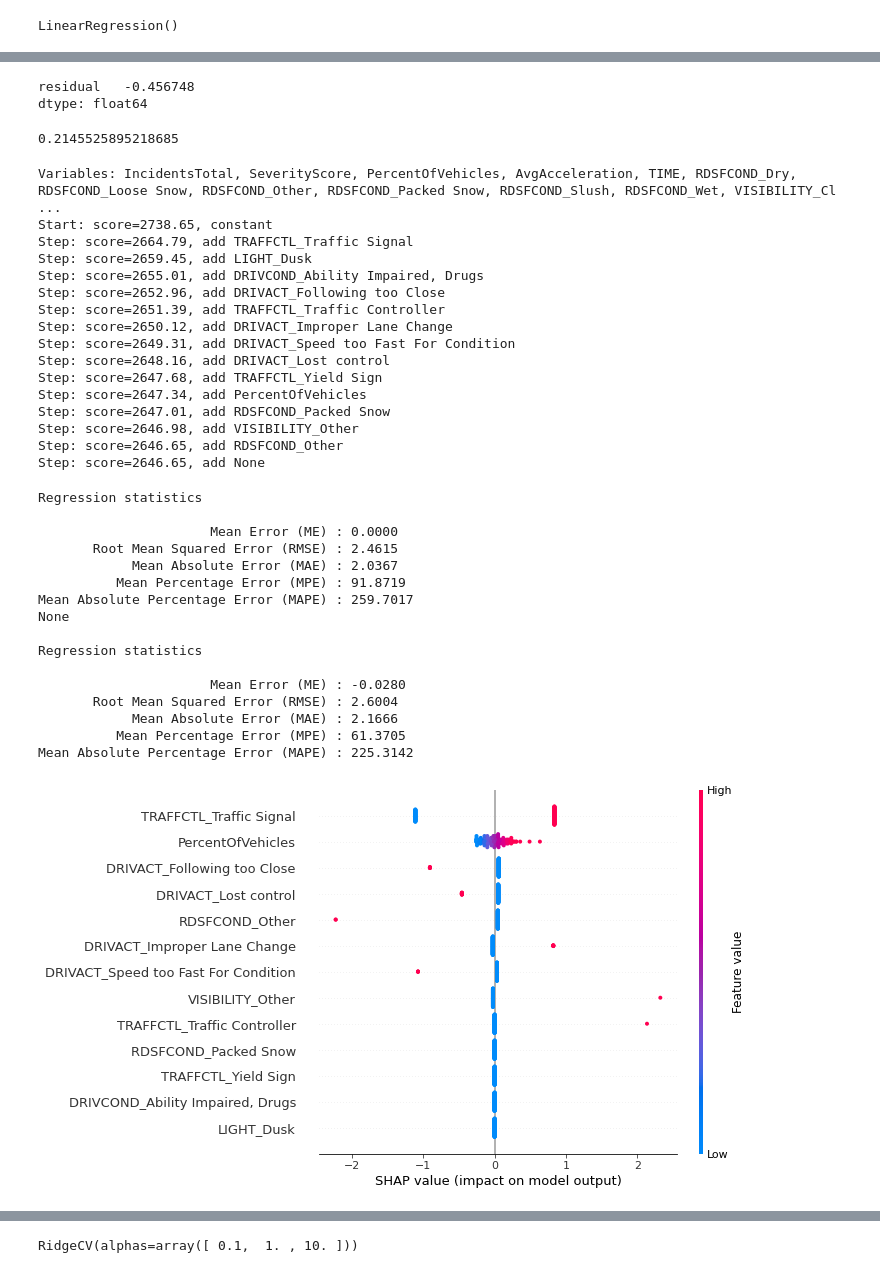
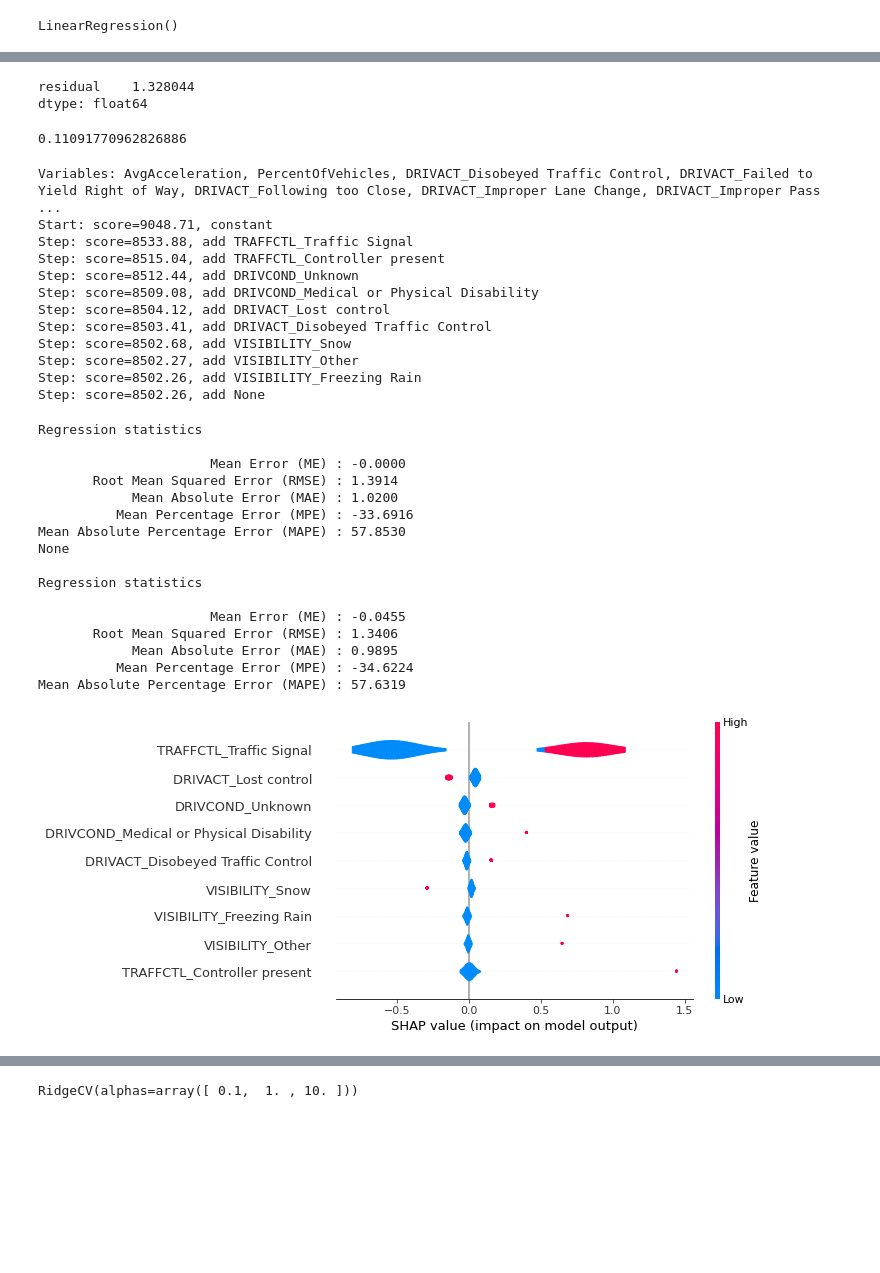
Before and after one commit to Vincent-Kwan/Safe-Roads-Competition, a Jupyter notebook: Linear and Ridge.ipynb, the cells around one changed output, grey strips where cells are left out. Drawn from its saved outputs; the diff is of its cells as text; code cells hidden in the pictures; blank space fills up the shorter version.

```diff
--- a/Linear and Ridge.ipynb
+++ b/Linear and Ridge.ipynb
@@ -37,8 +33,8 @@ ultimate_df['COUNT'].plot(kind = 'hist')
 
 #ultimate_df['COUNT'] = np.log(ultimate_df['COUNT'])
 
-ultimate_df['COUNT'] = quantile_transform(
-    ultimate_df['COUNT'].to_frame(), n_quantiles=500, output_distribution="normal", copy=True
-).squeeze()
+# ultimate_df['COUNT'] = quantile_transform(
+#     ultimate_df['COUNT'].to_frame(), n_quantiles=500, output_distribution="normal", copy=True
+# ).squeeze()
 # %%
 ultimate_df['COUNT'].plot(kind = 'hist')
@@ -76,9 +77,14 @@ ultimate_df['TIME'] = round(ultimate_df['TIME']/100,3)
 # %%
-X = ultimate_df[[col for col in ultimate_df.columns if col not in ('COUNT', 'WARDNUM', 'LATITUDE', 'LONGITUDE', 'Latitude', 'Longitude')]]
+#X = ultimate_df[[col for col in ultimate_df.columns if col not in ('COUNT', 'WARDNUM', 'LATITUDE', 'LONGITUDE', 'Latitude', 'Longitude')]]
+# for smaller complete dataset
+#X = ultimate_df[['SeverityScore', 'DRIVACT', 'DRIVCOND', 'TRAFFCTL', 'INVAGE', 'AvgAcceleration', 'VEHTYPE', 'VISIBILITY', 'PercentOfVehicles',  'LIGHT']]
+# for bigger dataset
+X = ultimate_df[['DRIVACT', 'DRIVCOND','TRAFFCTL', 'INVAGE', 'AvgAcceleration', 'VEHTYPE', 'VISIBILITY', 'PercentOfVehicles']]
+Y = ultimate_df['COUNT']
 X = pd.get_dummies(X, drop_first = True)
-X = sm.add_constant(X)
 
-Y = ultimate_df['COUNT']
+
+#X = sm.add_constant(X)
 # %%
 model = sm.OLS(Y, X)
 results = model.fit()
@@ -122,7 +143,8 @@ strong multicollinearity problems or that the design matrix is singular.
 # %%
-X = ultimate_df[[col for col in ultimate_df.columns if col not in ('COUNT', 'WARDNUM', 'LATITUDE', 'LONGITUDE', 'Latitude', 'Longitude',  'PercentCar', 'PercentHDT', 'PercentLDT', 'PercentMDT', 'PercentMPV', 'PercentOther', 'VEHTYPE', 'INVAGE')]]
+#X = ultimate_df[[col for col in ultimate_df.columns if col not in ('COUNT', 'WARDNUM', 'LATITUDE', 'LONGITUDE', 'Latitude', 'Longitude',  'PercentCar', 'PercentHDT', 'PercentLDT', 'PercentMDT', 'PercentMPV', 'PercentOther', 'VEHTYPE', 'INVAGE')]]
+# X = ultimate_df[['SeverityScore', 'DRIVACT', 'DRIVCOND', 'TRAFFCTL', 'INVAGE', 'AvgAcceleration', 'VEHTYPE', 'VISIBILITY', 'PercentOfVehicles',  'LIGHT']]
 
-X = pd.get_dummies(X, drop_first = True)
+# X = pd.get_dummies(X, drop_first = True)
 
 # need to remove the columns with 0s in their names
 # the columns with 0 in their names are the ones which are structural zeros/not applicables
@@ -262,12 +280,12 @@ dtype: float64
 # %%
 pred_error_test.skew()
 # %% [output]
-residual   -0.456748
+residual    1.328044
 dtype: float64
 # %%
 r2_score(valid_Y, linear_model.predict(valid_X))
 # %% [output]
-0.2145525895218685
+0.11091770962826886
 # %%
 # these functions assume the existence of a train_Y
 def train_model(variables):
@@ -284,50 +302,46 @@ def score_model(model, variables):
 # %%
 forwards_model, best_variables_forward = forward_selection(train_X.columns, train_model, score_model, verbose = True)
 # %% [output]
-Variables: IncidentsTotal, SeverityScore, PercentOfVehicles, AvgAcceleration, TIME, RDSFCOND_Dry, RDSFCOND_Loose Snow, RDSFCOND_Other, RDSFCOND_Packed Snow, RDSFCOND_Slush, RDSFCOND_Wet, VISIBILITY_Cl ...
-Start: score=2738.65, constant
-Step: score=2664.79, add TRAFFCTL_Traffic Signal
-Step: score=2659.45, add LIGHT_Dusk
-Step: score=2655.01, add DRIVCOND_Ability Impaired, Drugs
-Step: score=2652.96, add DRIVACT_Following too Close
-Step: score=2651.39, add TRAFFCTL_Traffic Controller
-Step: score=2650.12, add DRIVACT_Improper Lane Change
-Step: score=2649.31, add DRIVACT_Speed too Fast For Condition
-Step: score=2648.16, add DRIVACT_Lost control
-Step: score=2647.68, add TRAFFCTL_Yield Sign
-Step: score=2647.34, add PercentOfVehicles
-Step: score=2647.01, add RDSFCOND_Packed Snow
-Step: score=2646.98, add VISIBILITY_Other
-Step: score=2646.65, add RDSFCOND_Other
-Step: score=2646.65, add None
+Variables: AvgAcceleration, PercentOfVehicles, DRIVACT_Disobeyed Traffic Control, DRIVACT_Failed to Yield Right of Way, DRIVACT_Following too Close, DRIVACT_Improper Lane Change, DRIVACT_Improper Pass ...
+Start: score=9048.71, constant
+Step: score=8533.88, add TRAFFCTL_Traffic Signal
+Step: score=8515.04, add TRAFFCTL_Controller present
+Step: score=8512.44, add DRIVCOND_Unknown
+Step: score=8509.08, add DRIVCOND_Medical or Physical Disability
+Step: score=8504.12, add DRIVACT_Lost control
+Step: score=8503.41, add DRIVACT_Disobeyed Traffic Control
+Step: score=8502.68, add VISIBILITY_Snow
+Step: score=8502.27, add VISIBILITY_Other
+Step: score=8502.26, add VISIBILITY_Freezing Rain
+Step: score=8502.26, add None
 # %%
 print(regressionSummary(train_Y, forwards_model.predict(train_X[best_variables_forward])))
 regressionSummary(valid_Y, forwards_model.predict(valid_X[best_variables_forward]))
 # %% [output]
 Regression statistics
 
-                      Mean Error (ME) : 0.0000
-       Root Mean Squared Error (RMSE) : 2.4615
-            Mean Absolute Error (MAE) : 2.0367
-          Mean Percentage Error (MPE) : 91.8719
-Mean Absolute Percentage Error (MAPE) : 259.7017
+                      Mean Error (ME) : -0.0000
+       Root Mean Squared Error (RMSE) : 1.3914
+            Mean Absolute Error (MAE) : 1.0200
+          Mean Percentage Error (MPE) : -33.6916
+Mean Absolute Percentage Error (MAPE) : 57.8530
 None
 
 Regression statistics
 
-                      Mean Error (ME) : -0.0280
-       Root Mean Squared Error (RMSE) : 2.6004
-            Mean Absolute Error (MAE) : 2.1666
-          Mean Percentage Error (MPE) : 61.3705
-Mean Absolute Percentage Error (MAPE) : 225.3142
+                      Mean Error (ME) : -0.0455
+       Root Mean Squared Error (RMSE) : 1.3406
+            Mean Absolute Error (MAE) : 0.9895
+          Mean Percentage Error (MPE) : -34.6224
+Mean Absolute Percentage Error (MAPE) : 57.6319
 # %%
-masker = shap.maskers.Independent(data= valid_X[best_variables_forward])
+masker = shap.maskers.Independent(data= X[best_variables_forward])
 explainer = shap.Explainer(forwards_model, masker= masker,
                            feature_names= valid_X[best_variables_forward].columns, algorithm="linear")
 shap_values = explainer.shap_values(valid_X[best_variables_forward])
-shap.summary_plot(shap_values, valid_X[best_variables_forward])
+shap.summary_plot(shap_values, valid_X[best_variables_forward], plot_type = 'violin')
 # %% [output]
-[figure, old version]
+[figure, new version]
 # %%
 pd.DataFrame({'Feature': best_variables_forward, 'coefficients': forwards_model.coef_}).sort_values(by = 'coefficients', ascending = False)
 # %% [output]
```
Also changed, not shown: parts of 37 cells of this notebook, 3 other files.
